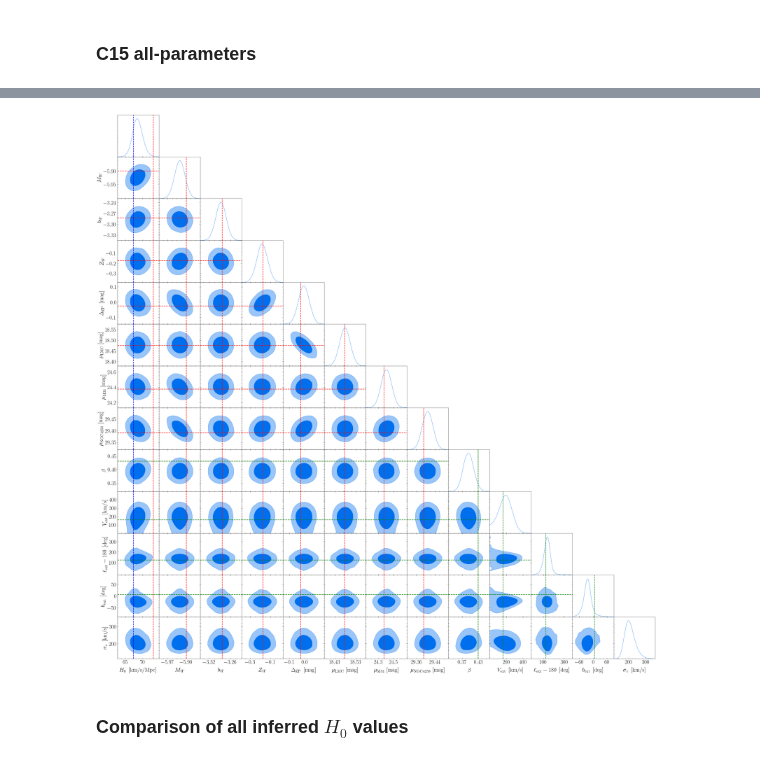
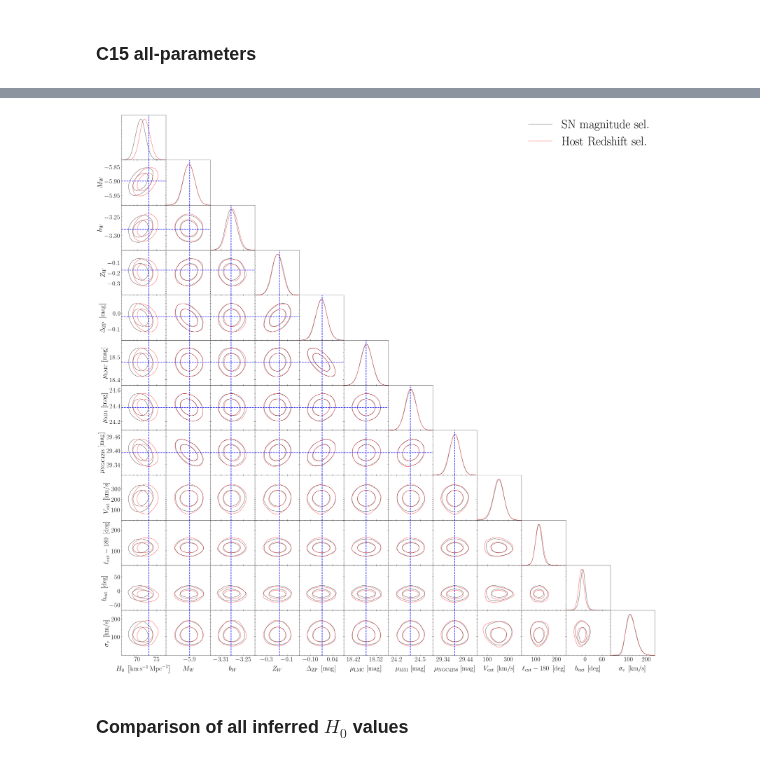
Before and after one commit to candel-cosmo/CANDEL, a Jupyter notebook: notebooks/paper_SH0ES/paper_plots.ipynb, the cells around one changed output, grey strips where cells are left out. Drawn from its saved outputs; the diff is of its cells as text; code cells hidden in the pictures.

```diff
--- a/notebooks/paper_SH0ES/paper_plots.ipynb
+++ b/notebooks/paper_SH0ES/paper_plots.ipynb
@@ -277,8 +383,9 @@ M_Gaia:  -5.9034147 ± 0.025000005541368706
 # %%
 M_HST, e_M_HST = data["M_HST"], data["e_M_HST"]
 M_Gaia, e_M_Gaia = data["M_Gaia"], data["e_M_Gaia"]
-samples_r2 = read_samples(root, "Cepheid_distances_r2_prior.hdf5", "M_W")
-samples_uniform = read_samples(root, "Cepheid_distances_mu_uniform.hdf5", "M_W")
+samples_r2 = read_samples(root, "Cepheid_distances_no_redshift_r2_mu_SN_mag_sel.hdf5", "M_W")
+samples_uniform = read_samples(root, "Cepheid_distances_no_redshift_uniform_mu.hdf5", "M_W")
+
 
 with plt.style.context("science"):
     plt.figure()
@@ -313,8 +420,8 @@ with plt.style.context("science"):
 mean = data["mu_N4258_anchor"]
 err = data["e_mu_N4258_anchor"]
 
-samples_r2 = read_samples(root, "Cepheid_distances_r2_prior.hdf5", "mu_N4258")
-samples_uniform = read_samples(root, "Cepheid_distances_mu_uniform.hdf5", "mu_N4258")
+samples_r2 = read_samples(root, "Cepheid_distances_no_redshift_r2_mu_SN_mag_sel.hdf5", "mu_N4258")
+samples_uniform = read_samples(root, "Cepheid_distances_no_redshift_uniform_mu.hdf5", "mu_N4258")
 
 with plt.style.context("science"):
     plt.figure()
@@ -464,23 +575,29 @@ Removed no burn in
 ### C15 all-parameters
 # %%
 fnames = [
-    "Cepheid_H0_C15_MNR.hdf5",
+    "Cepheid_H0_Manticore_SN_sel.hdf5",
+    # "Cepheid_H0_Manticore_Cepheid_mag_sel.hdf5",
+    "Cepheid_H0_Manticore_redshift_sel.hdf5",
     ]
 
-labels = None
+labels = [
+    "SN magnitude sel.",
+    # "Cepheid magnitude sel.",
+    "Host Redshift sel.",
+]
 
 fnames = [join(root, fname) for fname in fnames]
 
 truths_SH0ES = {"H0": 73.04, "M_W": -5.8999543, "b_W": -3.2831473,
           "Z_W": -0.17501639, "dZP": -0.025033418, "mu_LMC": 18.475368,
-          "mu_N4258": 29.390965, "mu_M31": 24.373648, "beta": 0.43}
-truths_Planck = {"H0": 67.4,}
-truths_Carrick = {"beta": 0.43, "Vext_mag": 159, "Vext_ell": 304 - 180, "Vext_b": 6}
+          "mu_N4258": 29.390965, "mu_M31": 24.373648,}
+# truths_Planck = {"H0": 67.4,}
+# truths_Carrick = {"beta": 0.43, "Vext_mag": 159, "Vext_ell": 304 - 180, "Vext_b": 6}
 
 truths = [
-    {"dict": truths_SH0ES, "color": "red"},
-    {"dict": truths_Planck, "color": "blue",},
-    {"dict": truths_Carrick, "color": "green", "label": "Carrick+2023"},
+    {"dict": truths_SH0ES, "color": "blue"},
+    # {"dict": truths_Planck, "color": "blue",},
+    # {"dict": truths_Carrick, "color": "green", "label": "Carrick+2023"},
 ]
 
 
@@ -490,8 +607,10 @@ candel.plot_corner_from_hdf5(
     labels=labels,
     apply_ell_offset=True,
     ell_range=[None, None],
-    filename="/Users/rstiskalek/Downloads/C15_corner.pdf",
-    fontsize=22,
+    filename="/Users/rstiskalek/Downloads/Manticore_corner.pdf",
+    fontsize=24,
+    legend_fontsize=40,
+    filled=False,
     truths=truths,
     )
 # %% [output]
@@ -501,4 +622,4 @@ Removed no burn in
-[figure, old version]
+[figure, new version]
 # %% [markdown]
 ### Comparison of all inferred $H_0$ values
 # %%
```
Also changed, not shown: parts of 43 cells of this notebook, 19 other files.
